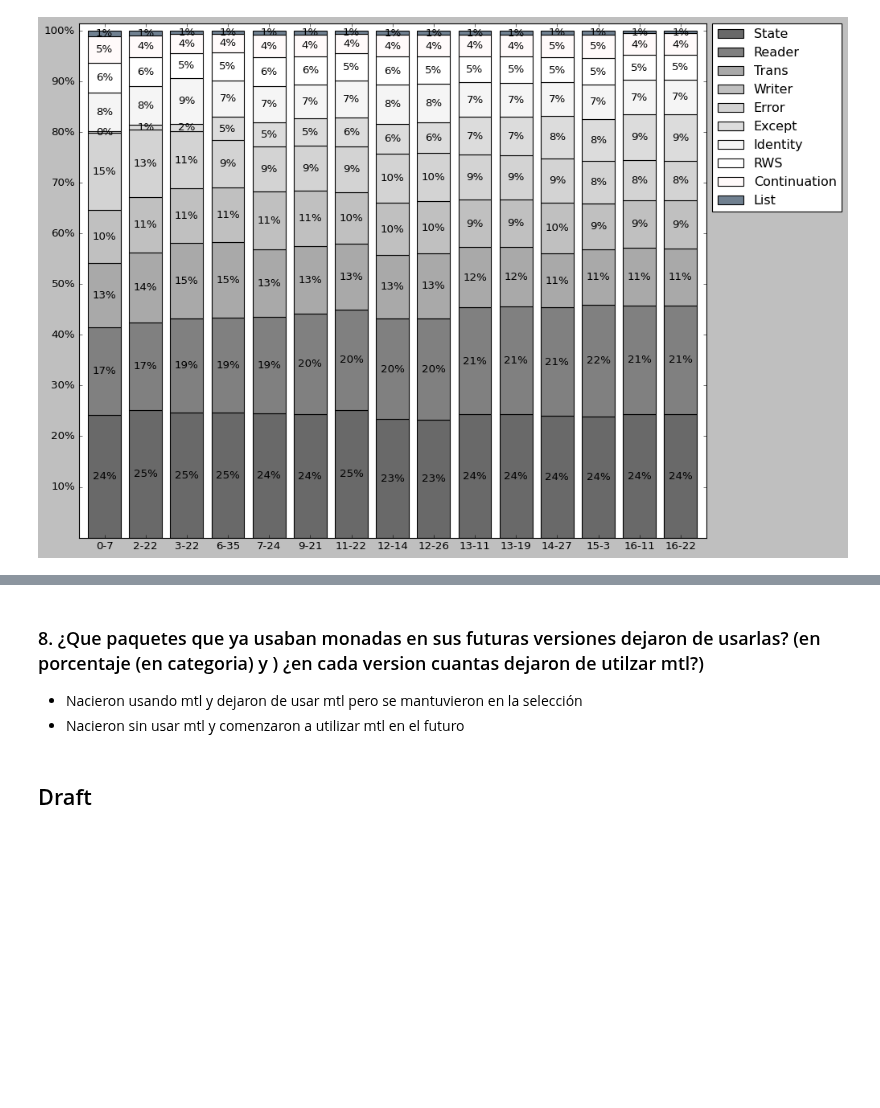
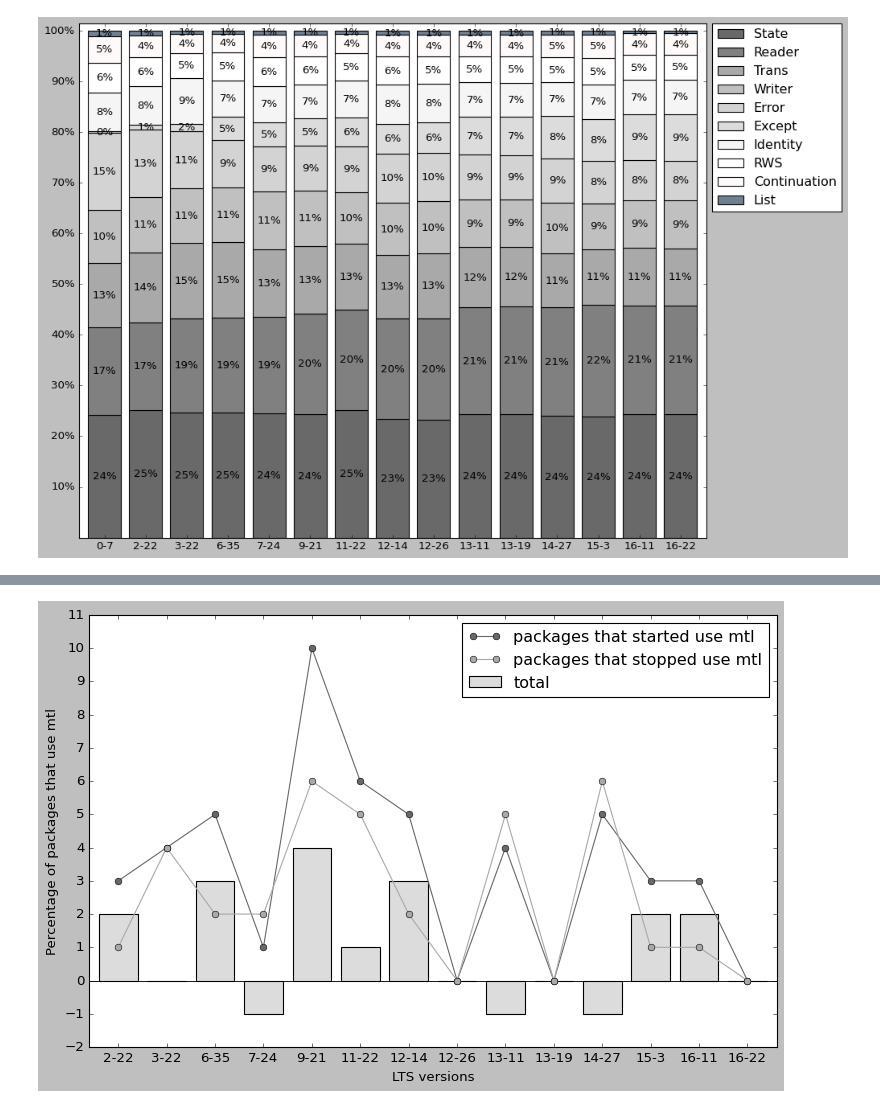
Before and after one commit to pragmaticslaboratory/stackage-evolution, a Jupyter notebook: notebooks/answers.ipynb, the cells around one changed output, grey strips where cells are left out. Cells and saved outputs as stored; diff of their text form; code cells hidden in the pictures; blank space fills up the shorter version.

```diff
--- a/notebooks/answers.ipynb
+++ b/notebooks/answers.ipynb
@@ -657,7 +660,0 @@ plt.show()
-# %% [markdown]
-### 8. ¿Que paquetes que ya usaban monadas en sus futuras versiones dejaron de usarlas? (en porcentaje (en categoria) y ) ¿en cada version cuantas dejaron de utilzar mtl?)
-
-- Nacieron usando mtl y dejaron de usar mtl pero se mantuvieron en la selección
-- Nacieron sin usar mtl y comenzaron a utilizar mtl en el futuro
-# %% [markdown]
-## Draft
@@ -690,0 +661,28 @@ plt.show()
+# %%
+from api import get_packages_started_use_mtl, get_packages_stopped_use_mtl
+packages_started_use_mtl_count = get_packages_started_use_mtl(mtl_continuity_df)
+packages_stopped_use_mtl_count = get_packages_stopped_use_mtl(mtl_continuity_df)
+added_mtl_pkgs_per = [x * 100 / len(df_list[idx]) for idx, x in enumerate(packages_started_use_mtl_count)]
+removed_mtl_pkgs_per = [x * 100 / len(df_list[idx]) for idx, x in enumerate(packages_stopped_use_mtl_count)]
+total = [(x - y) * 100 / len(df_list[idx]) for idx, (x, y) in enumerate(zip(packages_started_use_mtl_count, packages_stopped_use_mtl_count))]
+total = [(x - y) for idx, (x, y) in enumerate(zip(packages_started_use_mtl_count, packages_stopped_use_mtl_count))]
+# %%
+fig, ax = plt.subplots()
+ax.margins(0.015)
+plt.subplots_adjust(bottom=0.1, right=1.2, top=1)
+ax.axhline(0, color='black', linewidth=0.8)
+
+bar1 = ax.bar(lts_list[1:], total[1:], width=0.8, color='gainsboro', align='center', label='total')
+line = ax.plot(lts_list[1:], packages_started_use_mtl_count[1:], color='dimgrey', marker='o', label='packages that started use mtl')
+line = ax.plot(lts_list[1:], packages_stopped_use_mtl_count[1:], color='darkgrey', marker='o', label='packages that stopped use mtl')
+
+ax.legend(loc='best')
+ax.set_xlabel('LTS versions')
+ax.set_ylabel('Percentage of packages that use mtl')
+
+ax.set_yticks([-2, -1, 0, 1, 2, 3, 4, 5, 6, 7, 8, 9, 10, 11])
+
+plt.savefig("graphs/rq5_2.pdf", format='pdf', bbox_inches='tight')
+plt.show()
+# %% [output]
+[figure, added]
```
Also changed, not shown: parts of 7 cells of this notebook, 11 other files.
